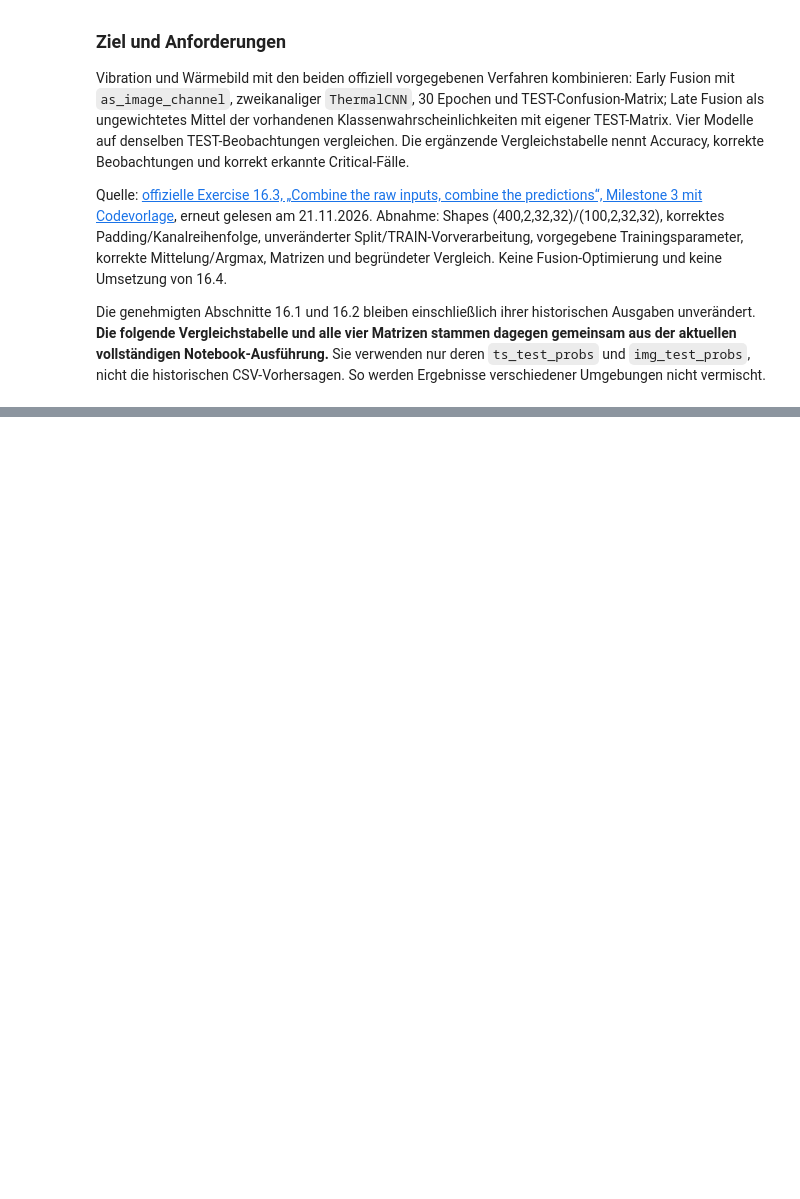
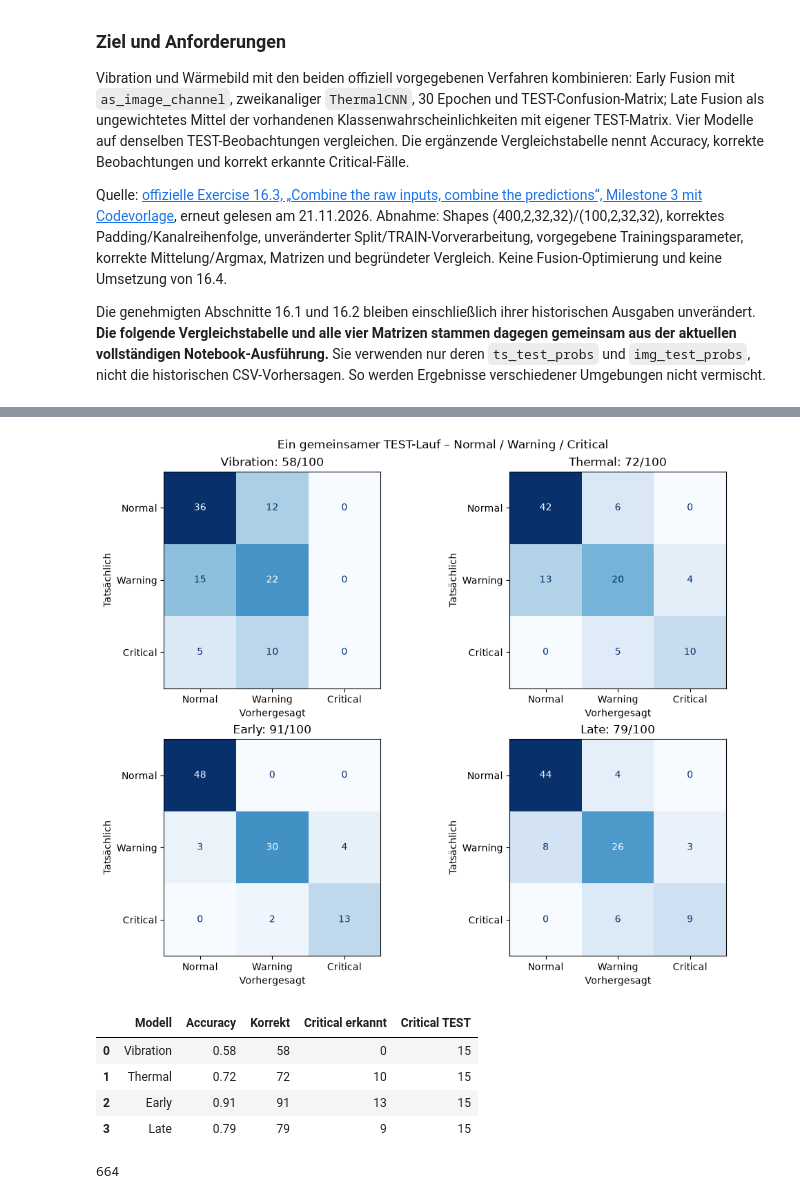
Before and after one commit to WardenPup/Industrial-Data-Science, a Jupyter notebook: sessions/ch16/multimodal_health_monitoring.ipynb, the cells around one changed output, grey strips where cells are left out. Drawn from its saved outputs; the diff is of its cells as text; code cells hidden in the pictures; blank space fills up the shorter version.

```diff
--- a/sessions/ch16/multimodal_health_monitoring.ipynb
+++ b/sessions/ch16/multimodal_health_monitoring.ipynb
@@ -261,0 +269,15 @@ Die genehmigten Abschnitte 16.1 und 16.2 bleiben einschließlich ihrer historisc
+# %%
+from sessions.ch16.fusion import as_image_channel, mean_probabilities
+output_fusion=Path("outputs/ch16/exercise_16_3")
+output_fusion.mkdir(parents=True,exist_ok=True)
+early_train_tensor=torch.cat([img_train_tensor,as_image_channel(ts_train_norm)],dim=1)
+early_test_tensor=torch.cat([img_test_tensor,as_image_channel(ts_test_norm)],dim=1)
+assert early_train_tensor.shape==(400,2,32,32)
+assert early_test_tensor.shape==(100,2,32,32)
+print("Early TRAIN/TEST:",tuple(early_train_tensor.shape),tuple(early_test_tensor.shape))
+torch.manual_seed(SEED)
+early_loader=DataLoader(TensorDataset(early_train_tensor,y_train_tensor),batch_size=16,shuffle=True)
+model_early=train_model(ThermalCNN(in_channels=2),early_loader,epochs=30)
+early_test_probs=predict_proba(model_early,early_test_tensor)
+early_pred=early_test_probs.argmax(axis=1)
+print("Early Accuracy:",accuracy_score(y_test,early_pred))
@@ -261,0 +292,5 @@ Die genehmigten Abschnitte 16.1 und 16.2 bleiben einschließlich ihrer historisc
+# %%
+assert ts_test_probs.shape==img_test_probs.shape==(100,3)
+late_test_probs=mean_probabilities(ts_test_probs,img_test_probs)
+late_pred=late_test_probs.argmax(axis=1)
+print("Late Accuracy:",accuracy_score(y_test,late_pred))
@@ -261,0 +302,34 @@ Die genehmigten Abschnitte 16.1 und 16.2 bleiben einschließlich ihrer historisc
+# %%
+methods={"Vibration":(ts_test_probs,ts_pred),"Thermal":(img_test_probs,img_pred),"Early":(early_test_probs,early_pred),"Late":(late_test_probs,late_pred)}
+rows=[];matrix_rows=[]
+prediction_rows={"Index_0basiert":prepared["test_indices"],"Ist":y_test}
+fig,axes=plt.subplots(2,2,figsize=(10,8),layout="constrained")
+for ax,(name,(probs,pred)) in zip(axes.flat,methods.items()):
+    matrix=confusion_matrix(y_test,pred,labels=[0,1,2])
+    correct=int((y_test==pred).sum())
+    rows.append({"Modell":name,"Accuracy":correct/len(y_test),"Korrekt":correct,"Critical erkannt":int(matrix[2,2]),"Critical TEST":int((y_test==2).sum())})
+    for i in range(3):
+        for j in range(3):
+            matrix_rows.append({"Modell":name,"Ist":i,"Vorhersage":j,"Anzahl":int(matrix[i,j])})
+    prediction_rows[name+"_Vorhersage"]=pred
+    for c in range(3):prediction_rows[f"{name}_p{c}"]=probs[:,c]
+    ConfusionMatrixDisplay.from_predictions(y_test,pred,labels=[0,1,2],display_labels=NAMES,ax=ax,cmap="Blues",colorbar=False)
+    ax.set(title=f"{name}: {correct}/100",xlabel="Vorhergesagt",ylabel="Tatsächlich")
+fig.suptitle("Ein gemeinsamer TEST-Lauf – Normal / Warning / Critical")
+fig.savefig(output_fusion/"01_four_confusion_matrices.png",dpi=150,bbox_inches="tight")
+plt.show()
+comparison=pd.DataFrame(rows)
+display(comparison)
+comparison.to_csv(output_fusion/"comparison.csv",index=False)
+pd.DataFrame(matrix_rows).to_csv(output_fusion/"confusion_matrices.csv",index=False)
+pd.DataFrame(prediction_rows).to_csv(output_fusion/"predictions.csv",index=False)
+fusion_summary={"train":400,"test":100,"seed":SEED,"epochs_early":30,"batch_size":16,"optimizer":"Adam default lr=0.001","loss":"CrossEntropyLoss","early_parameters":sum(p.numel() for p in model_early.parameters()),"early_train_shape":list(early_train_tensor.shape),"early_test_shape":list(early_test_tensor.shape),"class_order":NAMES,"torch":torch.__version__,"cpu_threads":torch.get_num_threads(),"raw_sha256":RAW_SHA256,"train_scaling":scaling}
+(output_fusion/"summary.json").write_text(json.dumps(fusion_summary,indent=2),encoding="utf-8")
+# %% [output]
+[figure, added]
+|  | Modell | Accuracy | Korrekt | Critical erkannt | Critical TEST |
+| 0 | Vibration | 0.58 | 58 | 0 | 15 |
+| 1 | Thermal | 0.72 | 72 | 10 | 15 |
+| 2 | Early | 0.91 | 91 | 13 | 15 |
+| 3 | Late | 0.79 | 79 | 9 | 15 |
+664
```
Also changed, not shown: parts of 6 cells of this notebook, 4 other files.
